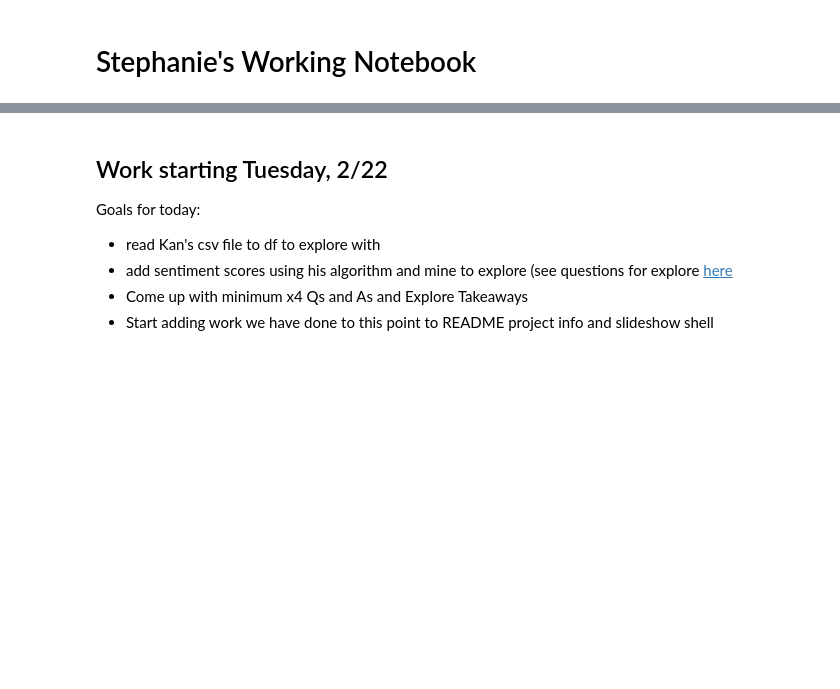
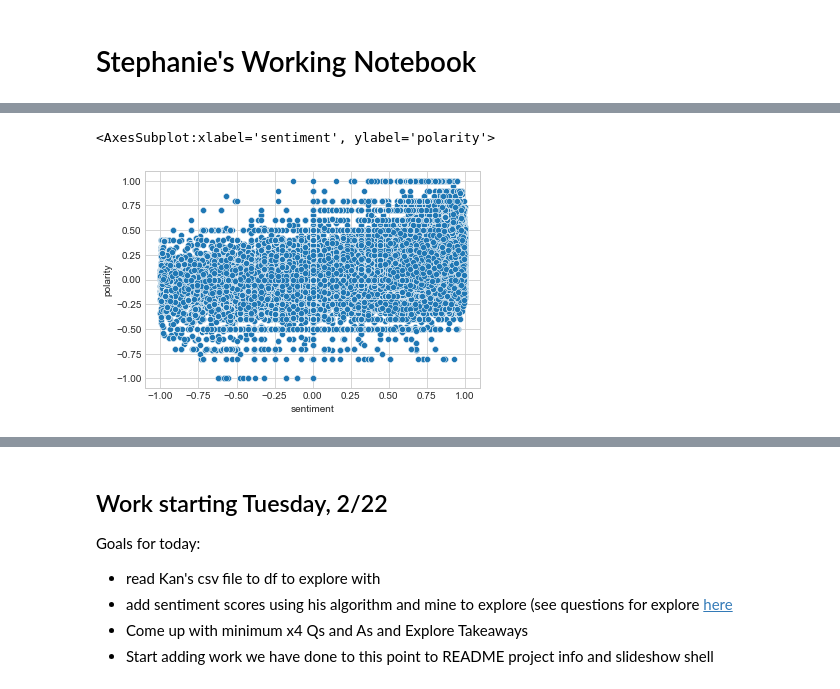
Before and after one commit to Enron-Discussion-NLP/Capstone, a Jupyter notebook: 00_Stephanie/stephanie_working-notebook.ipynb, the cells around one changed output, grey strips where cells are left out. Cells and saved outputs as stored; diff of their text form; code cells hidden in the pictures; blank space fills up the shorter version.

```diff
--- a/00_Stephanie/stephanie_working-notebook.ipynb
+++ b/00_Stephanie/stephanie_working-notebook.ipynb
@@ -2,0 +341,6 @@
+# %%
+# 2. Is there any correlation between sentiment score / polarity / subjectivity?
+sns.scatterplot(df2.sentiment, df2.polarity)
+# %% [output]
+<AxesSubplot:xlabel='sentiment', ylabel='polarity'>
+[figure, added]
```
Also changed, not shown: parts of 62 cells of this notebook.
